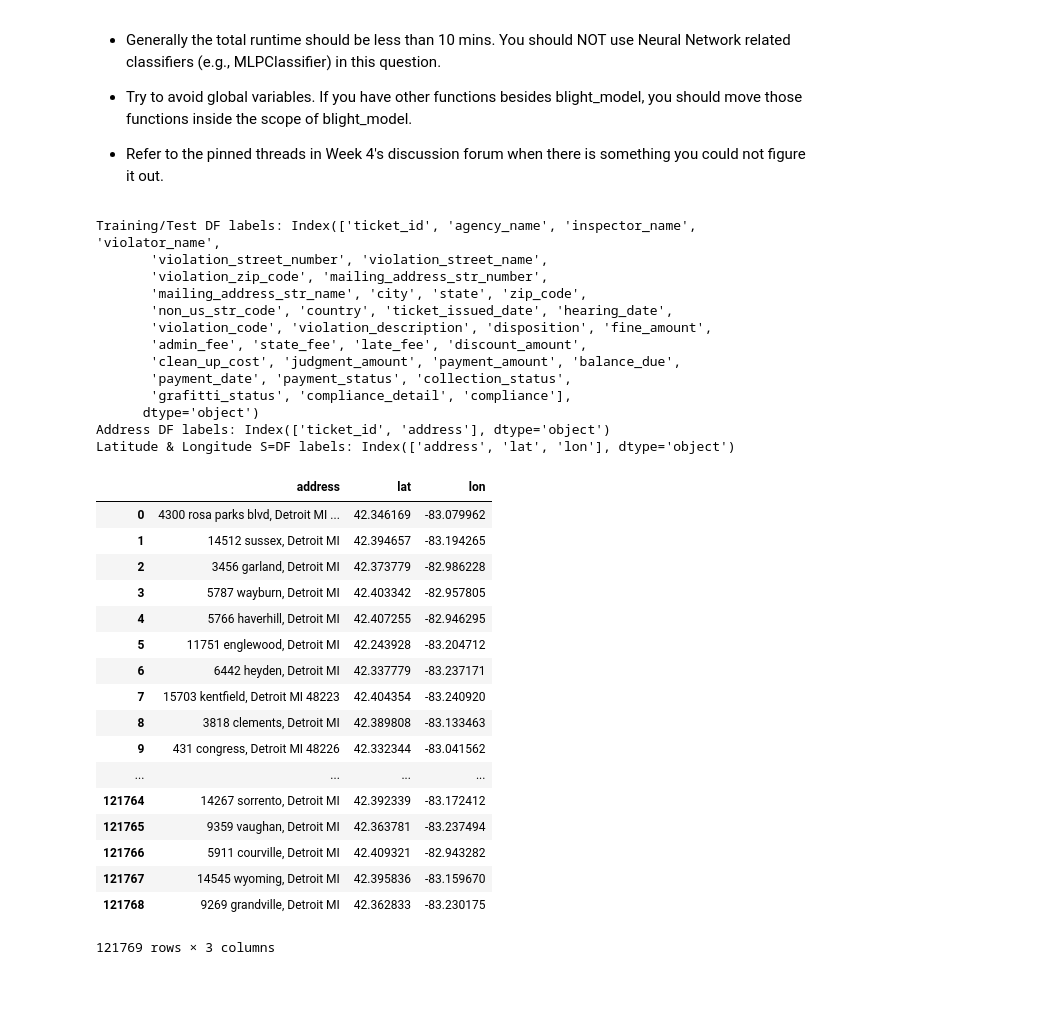
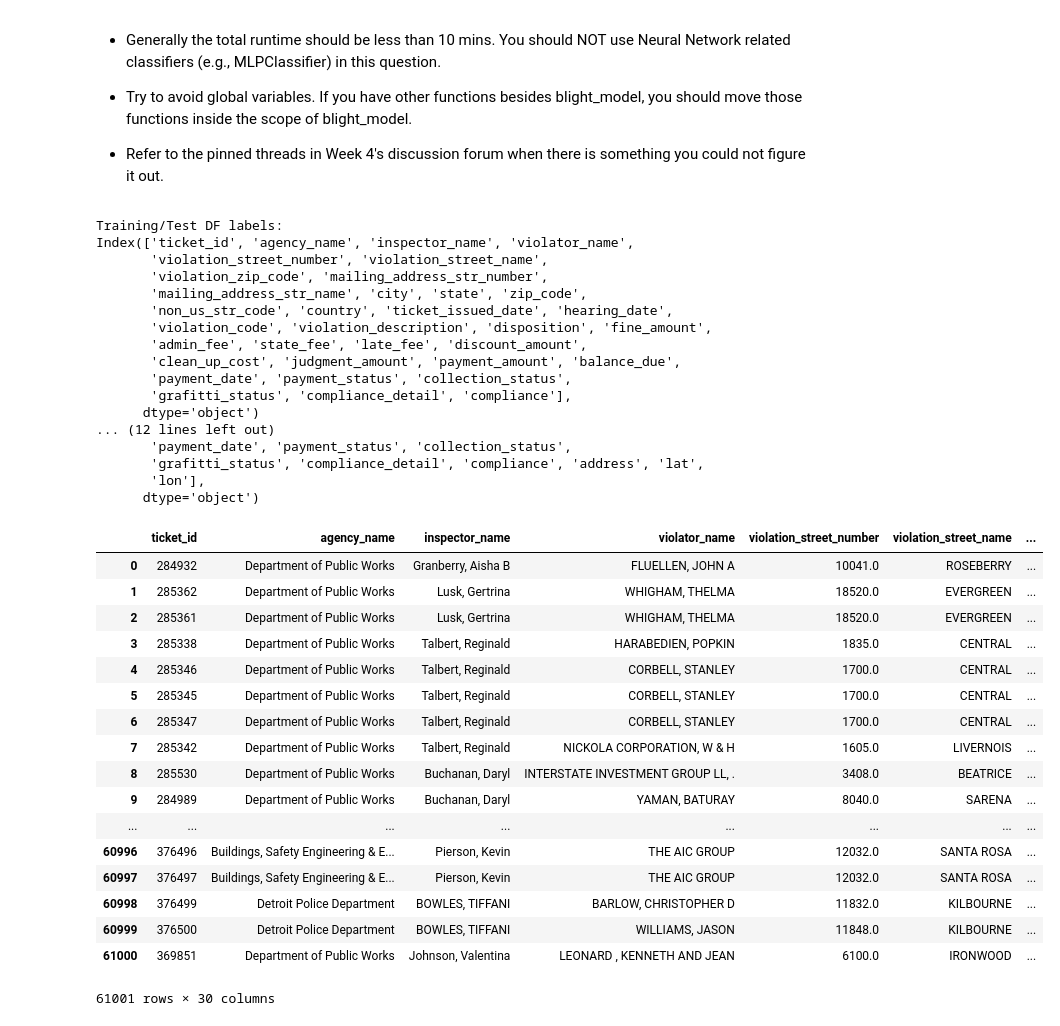
Before and after one commit to hmchen47/DataScience, a Jupyter notebook: AppliedDS-UMich/3-AML/notebooks/Assignment04.ipynb, the cells around one changed output. Drawn from its saved outputs; the diff is of its cells as text; code cells hidden in the pictures; blank space fills up the shorter version.

Commit message:
feat: merge records with address, latitude and longitude

```diff
--- a/AppliedDS-UMich/3-AML/notebooks/Assignment04.ipynb
+++ b/AppliedDS-UMich/3-AML/notebooks/Assignment04.ipynb
@@ -117,56 +117,66 @@ import pandas as pd
 import numpy as np
 
 def blight_model(debug=False):
 
     # Your code here
     # read data set
     train_only_df = pd.read_csv("train.csv", encoding="ISO-8859-1")
     test_only_df = pd.read_csv("test.csv", encoding="ISO-8859-1")
     addr_df = pd.read_csv("addresses.csv", encoding="ISO-8859-1")
     latlon_df = pd.read_csv("latlons.csv", encoding="ISO-8859-1")
 
     if debug:
-        print("Training/Test DF labels: {}".format(train_df.columns))
+        print("Training/Test DF labels: \n{}".format(train_only_df.columns))
         print("Address DF labels: {}".format(addr_df.columns))
         print("Latitude & Longitude S=DF labels: {}".format(latlon_df.columns))
 
-    # join train and test df with address and latlon info
+    # merge train and test df with address and latlon info
+    # join on indices, merge on column
+    # Ref: https://stackoverflow.com/questions/22676081/what-is-the-difference-between-join-and-merge-in-pandas
+    train_df = train_only_df.merge(addr_df, on=("ticket_id")).merge(latlon_df, on=("address"))
+    test_df = test_only_df.merge(addr_df, on=("ticket_id")).merge(latlon_df, on=("address"))
+    if debug:
+        print("\ntrain DF labels: \n{}".format(train_df.columns))
 
 
-    return latlon_df # Your answer here
+    return test_df # Your answer here
 
 blight_model(debug=True)
 # %% [output]
-Training/Test DF labels: Index(['ticket_id', 'agency_name', 'inspector_name', 'violator_name',
+Training/Test DF labels:
+Index(['ticket_id', 'agency_name', 'inspector_name', 'violator_name',
        'violation_street_number', 'violation_street_name',
        'violation_zip_code', 'mailing_address_str_number',
        'mailing_address_str_name', 'city', 'state', 'zip_code',
        'non_us_str_code', 'country', 'ticket_issued_date', 'hearing_date',
        'violation_code', 'violation_description', 'disposition', 'fine_amount',
        'admin_fee', 'state_fee', 'late_fee', 'discount_amount',
        'clean_up_cost', 'judgment_amount', 'payment_amount', 'balance_due',
        'payment_date', 'payment_status', 'collection_status',
        'grafitti_status', 'compliance_detail', 'compliance'],
       dtype='object')
-Address DF labels: Index(['ticket_id', 'address'], dtype='object')
-Latitude & Longitude S=DF labels: Index(['address', 'lat', 'lon'], dtype='object')
+... (12 lines left out)
+       'payment_date', 'payment_status', 'collection_status',
+       'grafitti_status', 'compliance_detail', 'compliance', 'address', 'lat',
+       'lon'],
+      dtype='object')
-|  | address | lat | lon |
-| 0 | 4300 rosa parks blvd, Detroit MI ... | 42.346169 | -83.079962 |
-| 1 | 14512 sussex, Detroit MI | 42.394657 | -83.194265 |
-| 2 | 3456 garland, Detroit MI | 42.373779 | -82.986228 |
-| 3 | 5787 wayburn, Detroit MI | 42.403342 | -82.957805 |
-| 4 | 5766 haverhill, Detroit MI | 42.407255 | -82.946295 |
-| 5 | 11751 englewood, Detroit MI | 42.243928 | -83.204712 |
-| 6 | 6442 heyden, Detroit MI | 42.337779 | -83.237171 |
-| 7 | 15703 kentfield, Detroit MI 48223 | 42.404354 | -83.240920 |
-| 8 | 3818 clements, Detroit MI | 42.389808 | -83.133463 |
-| 9 | 431 congress, Detroit MI 48226 | 42.332344 | -83.041562 |
-| ... | ... | ... | ... |
-| 121764 | 14267 sorrento, Detroit MI | 42.392339 | -83.172412 |
-| 121765 | 9359 vaughan, Detroit MI | 42.363781 | -83.237494 |
-| 121766 | 5911 courville, Detroit MI | 42.409321 | -82.943282 |
-| 121767 | 14545 wyoming, Detroit MI | 42.395836 | -83.159670 |
-| 121768 | 9269 grandville, Detroit MI | 42.362833 | -83.230175 |
+|  | ticket_id | agency_name | inspector_name | violator_name | violation_street_number | violation_street_name | ... |
+| 0 | 284932 | Department of Public Works | Granberry, Aisha B | FLUELLEN, JOHN A | 10041.0 | ROSEBERRY | ... |
+| 1 | 285362 | Department of Public Works | Lusk, Gertrina | WHIGHAM, THELMA | 18520.0 | EVERGREEN | ... |
+| 2 | 285361 | Department of Public Works | Lusk, Gertrina | WHIGHAM, THELMA | 18520.0 | EVERGREEN | ... |
+| 3 | 285338 | Department of Public Works | Talbert, Reginald | HARABEDIEN, POPKIN | 1835.0 | CENTRAL | ... |
+| 4 | 285346 | Department of Public Works | Talbert, Reginald | CORBELL, STANLEY | 1700.0 | CENTRAL | ... |
+| 5 | 285345 | Department of Public Works | Talbert, Reginald | CORBELL, STANLEY | 1700.0 | CENTRAL | ... |
+| 6 | 285347 | Department of Public Works | Talbert, Reginald | CORBELL, STANLEY | 1700.0 | CENTRAL | ... |
+| 7 | 285342 | Department of Public Works | Talbert, Reginald | NICKOLA CORPORATION, W & H | 1605.0 | LIVERNOIS | ... |
+| 8 | 285530 | Department of Public Works | Buchanan, Daryl | INTERSTATE INVESTMENT GROUP LL, . | 3408.0 | BEATRICE | ... |
+| 9 | 284989 | Department of Public Works | Buchanan, Daryl | YAMAN, BATURAY | 8040.0 | SARENA | ... |
+| ... | ... | ... | ... | ... | ... | ... | ... |
+| 60996 | 376496 | Buildings, Safety Engineering & E... | Pierson, Kevin | THE AIC GROUP | 12032.0 | SANTA ROSA | ... |
+| 60997 | 376497 | Buildings, Safety Engineering & E... | Pierson, Kevin | THE AIC GROUP | 12032.0 | SANTA ROSA | ... |
+| 60998 | 376499 | Detroit Police Department | BOWLES, TIFFANI | BARLOW, CHRISTOPHER D | 11832.0 | KILBOURNE | ... |
+| 60999 | 376500 | Detroit Police Department | BOWLES, TIFFANI | WILLIAMS, JASON | 11848.0 | KILBOURNE | ... |
+| 61000 | 369851 | Department of Public Works | Johnson, Valentina | LEONARD , KENNETH AND JEAN | 6100.0 | IRONWOOD | ... |
-121769 rows × 3 columns
+61001 rows × 30 columns
 # %%
 blight_model()
```
